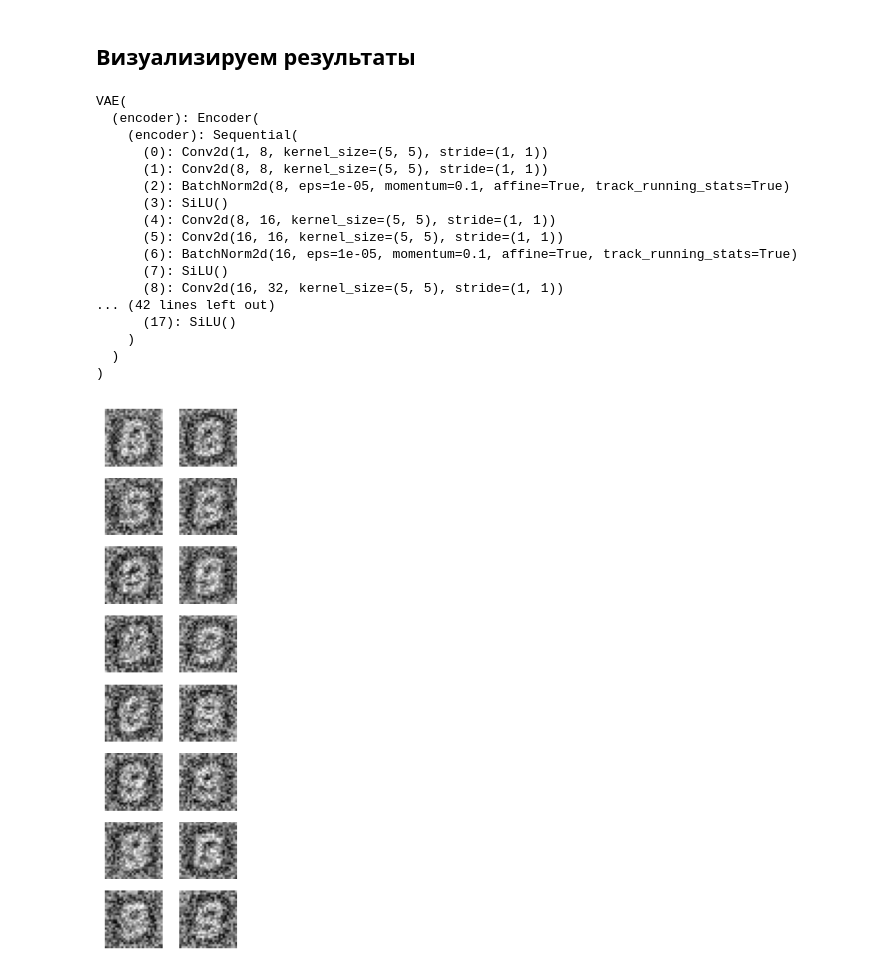
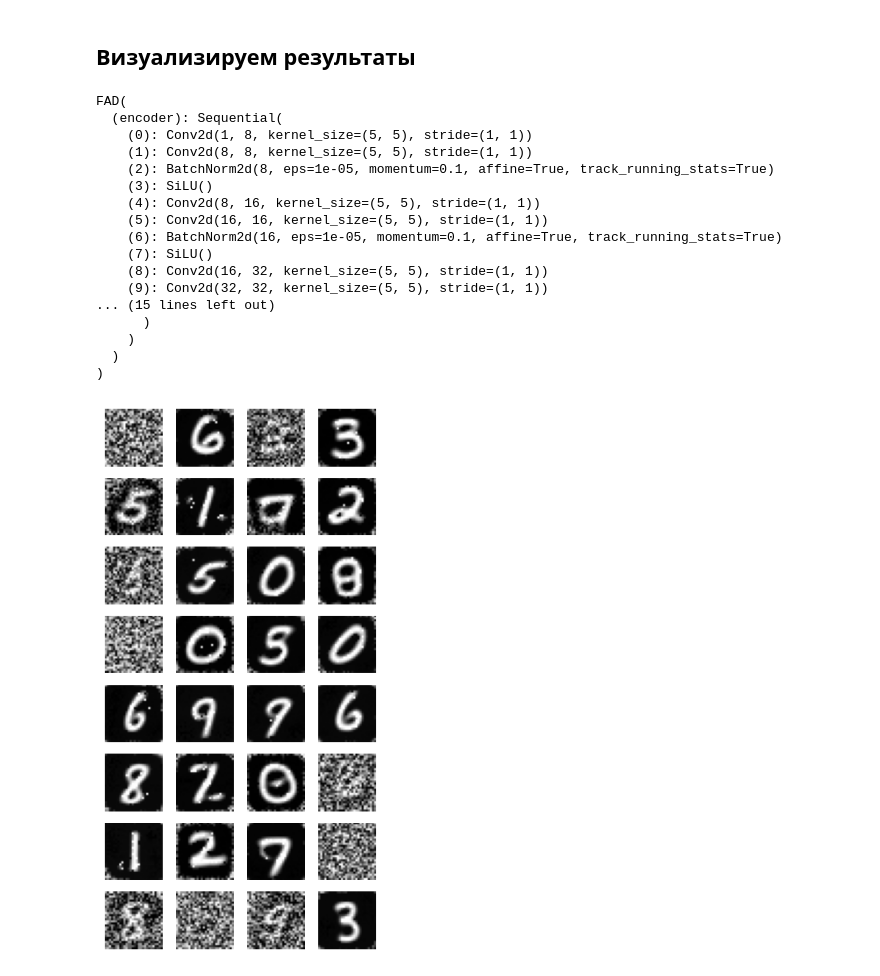
Before and after one commit to kenoma/pytorch-fuzzy, a Jupyter notebook: experiments_anomaly_detection_cvae_mnist_ad.ipynb, the cells around one changed output. Drawn from its saved outputs; the diff is of its cells as text; code cells hidden in the pictures.

Commit message:
ad throught inference

```diff
--- a/experiments_anomaly_detection_cvae_mnist_ad.ipynb
+++ b/experiments_anomaly_detection_cvae_mnist_ad.ipynb
@@ -23,14 +23,14 @@ from torchinfo import summary
 from matplotlib.colors import ListedColormap
 # %%
 batch_size = 256
-learning_rate_ae = 2e-3
+learning_rate_ae = 1e-3
 #learning_rate_ad = 1e-4
-num_epochs_ae = 15
+num_epochs_ae = 25
 #num_epochs_ad = 100
 latent_dim = 3
 mnist_class_anomaly = 4
 kernels = 8
-fuzzy_rules_count = 16
+fuzzy_rules_count = 32
 
 prefix = f"fuzzy_ad"
 writer = SummaryWriter(f'runs/mnist/{prefix}_{datetime.now().strftime("%Y%m%d-%H%M%S")}')
@@ -131,16 +131,9 @@ for data,_ in iter(train_loader):
 # %% [markdown]
 ## Модель
 # %%
-class Encoder(nn.Module):
-    """
-    Компонент энкодера для VAE
-
-    Args:
-        latent_dim (int): Размер латентного вектора.
-    """
-
+class FAD(nn.Module):
     def __init__(self, fuzzy_rules_count, latent_dim, kernels):
-        super(Encoder, self).__init__()
+        super(FAD, self).__init__()
 
         self.encoder = nn.Sequential(
             nn.Conv2d(1, kernels, kernel_size = 5),
@@ -167,7 +160,7 @@ class Encoder(nn.Module):
             nn.Flatten(),
             nn.Linear(8*kernels, latent_dim)
         )
-
+        self.fuzzy_rules_count = fuzzy_rules_count
         initial_centroids = (0.5-np.random.rand(fuzzy_rules_count, latent_dim))
         initial_scales = np.ones((fuzzy_rules_count, latent_dim))
 
@@ -175,10 +168,7 @@ class Encoder(nn.Module):
             FuzzyLayer.from_centers_and_scales(initial_centroids, initial_scales)
         )
 
-        self.defuzzy = nn.Sequential(
-            DefuzzyLinearLayer.from_dimensions(fuzzy_rules_count, 28 * 28)
-        )
-
+        self.defuzzy = nn.Parameter(torch.rand(fuzzy_rules_count, 28 * 28))
 
 
     def forward(self, x):
@@ -194,15 +184,18 @@ class Encoder(nn.Module):
         """
         enc = self.encoder(x)
         latent = self.latent(enc)
-        #pt_a, pt_b = torch.chunk(latent, 2, dim=-1)
         fz = self.fuzzy_core(latent)
-        dfz = self.defuzzy(fz).reshape((-1, 1, 28, 28))
 
+        return fz, latent
 
-        return fz, dfz, latent
+    def inference(self, fz):
+        #wfz = (F.one_hot(fz.max(-1).indices, self.fuzzy_rules_count)).float()
+        mul = fz.reshape(-1, self.fuzzy_rules_count, 1).repeat(1, 1, 28 * 28) * self.defuzzy
+        out = mul.sum(1).reshape(-1, 1, 28, 28)
+        return out
 
 #inp = torch.rand(10, 1, 28, 28)
-m = Encoder(fuzzy_rules_count, latent_dim, 16)
-#fz, mu, dfz = m.forward(inp)
-
-summary(m, input_size=(batch_size, 1, 28, 28))
+m = FAD(fuzzy_rules_count, latent_dim, 16)
+#fz, mu = m.forward(inp)
+#m.inference(fz).shape
+#summary(m, input_size=(batch_size, 1, 28, 28))
@@ -340,5 +202,5 @@ class VAE(nn.Module):
 # %%
-model = VAE(latent_dim=latent_dim, fuzzy_rules_count=fuzzy_rules_count, kernels=kernels).to(device)
+model = FAD(latent_dim=latent_dim, fuzzy_rules_count=fuzzy_rules_count, kernels=kernels).to(device)
 
 num_params = sum(p.numel() for p in model.parameters() if p.requires_grad)
 print(f'Number of parameters: {num_params:,}')
@@ -610,20 +480,20 @@ tensor(-1.0000e-15, device='cuda:0', grad_fn=<NegBackward0>)
 # %%
 model.eval()
 # %% [output]
-VAE(
-  (encoder): Encoder(
-    (encoder): Sequential(
-      (0): Conv2d(1, 8, kernel_size=(5, 5), stride=(1, 1))
-      (1): Conv2d(8, 8, kernel_size=(5, 5), stride=(1, 1))
-      (2): BatchNorm2d(8, eps=1e-05, momentum=0.1, affine=True, track_running_stats=True)
-      (3): SiLU()
-      (4): Conv2d(8, 16, kernel_size=(5, 5), stride=(1, 1))
-      (5): Conv2d(16, 16, kernel_size=(5, 5), stride=(1, 1))
-      (6): BatchNorm2d(16, eps=1e-05, momentum=0.1, affine=True, track_running_stats=True)
-      (7): SiLU()
-      (8): Conv2d(16, 32, kernel_size=(5, 5), stride=(1, 1))
-... (42 lines left out)
-      (17): SiLU()
+FAD(
+  (encoder): Sequential(
+    (0): Conv2d(1, 8, kernel_size=(5, 5), stride=(1, 1))
+    (1): Conv2d(8, 8, kernel_size=(5, 5), stride=(1, 1))
+    (2): BatchNorm2d(8, eps=1e-05, momentum=0.1, affine=True, track_running_stats=True)
+    (3): SiLU()
+    (4): Conv2d(8, 16, kernel_size=(5, 5), stride=(1, 1))
+    (5): Conv2d(16, 16, kernel_size=(5, 5), stride=(1, 1))
+    (6): BatchNorm2d(16, eps=1e-05, momentum=0.1, affine=True, track_running_stats=True)
+    (7): SiLU()
+    (8): Conv2d(16, 32, kernel_size=(5, 5), stride=(1, 1))
+    (9): Conv2d(32, 32, kernel_size=(5, 5), stride=(1, 1))
+... (15 lines left out)
+      )
     )
   )
 )
@@ -670,16 +540,16 @@ VAE(
 # %%
 with torch.no_grad():
     act_fz = torch.diag(torch.ones(fuzzy_rules_count)).to(device)
-    samples = model.encoder.defuzzy(act_fz)
+    samples = model.inference(act_fz)
     img_idx = 0
     fig, ax = plt.subplots(8, fuzzy_rules_count//8, figsize=(fuzzy_rules_count//8, 8))
     for i in range(8):
         for j in range(fuzzy_rules_count//8):
             ax[i, j].imshow(samples[img_idx].view(28, 28).cpu().detach().numpy(), cmap='gray')
             ax[i, j].axis('off')
             img_idx += 1
 # %% [output]
-[figure, old version]
+[figure, new version]
 # %%
 # with torch.no_grad():
 #     z = torch.randn(64, fuzzy_rules_count).to(device)
```
Also changed, not shown: parts of 22 cells of this notebook.
